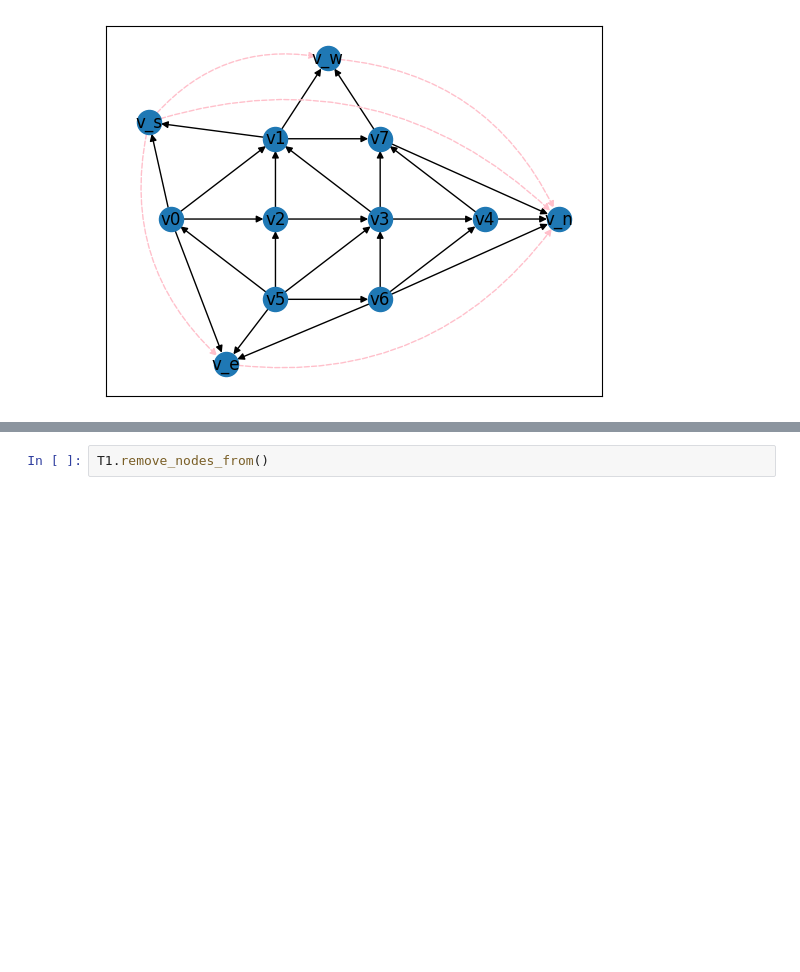
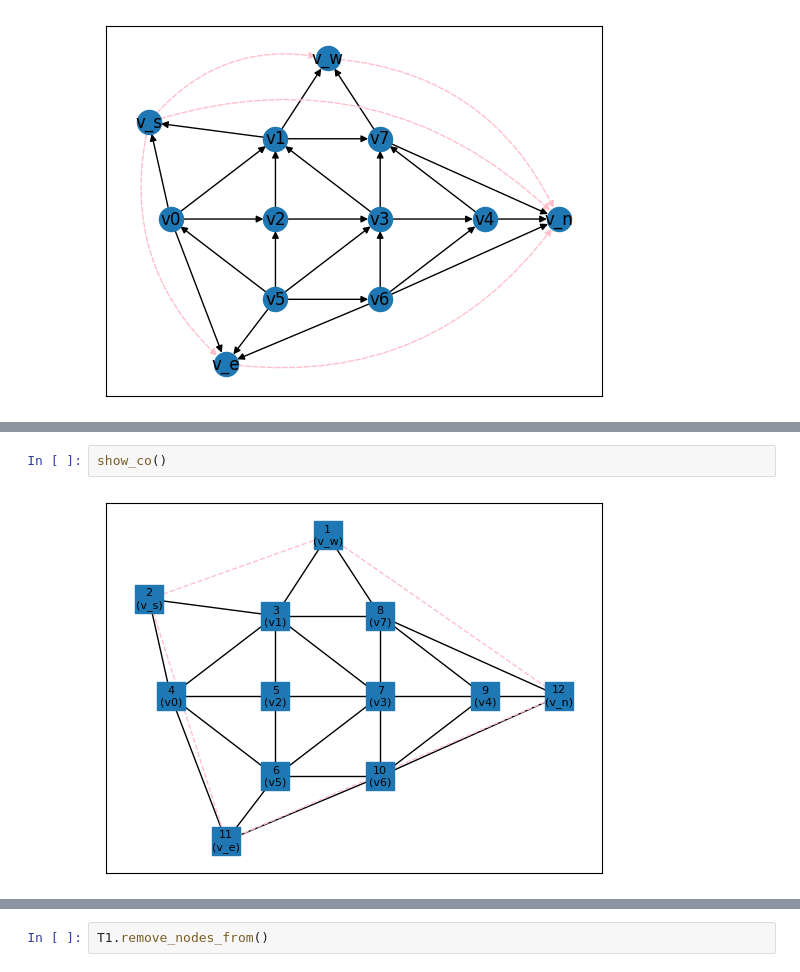
Before and after one commit to juliet29/graph2plan, a Jupyter notebook: notebooks/03_1_draw_four_complete.ipynb, the cells around one changed output, grey strips where cells are left out. Cells and saved outputs as stored; diff of their text form; blank space fills up the shorter version.

```diff
--- a/notebooks/03_1_draw_four_complete.ipynb
+++ b/notebooks/03_1_draw_four_complete.ipynb
@@ -25,0 +30,4 @@ CacheInfo(hits=4, misses=1, maxsize=128, currsize=1)
+# %%
+show_co()
+# %% [output]
+[figure, added]
```
Also changed, not shown: parts of 21 cells of this notebook, 7 other files.
